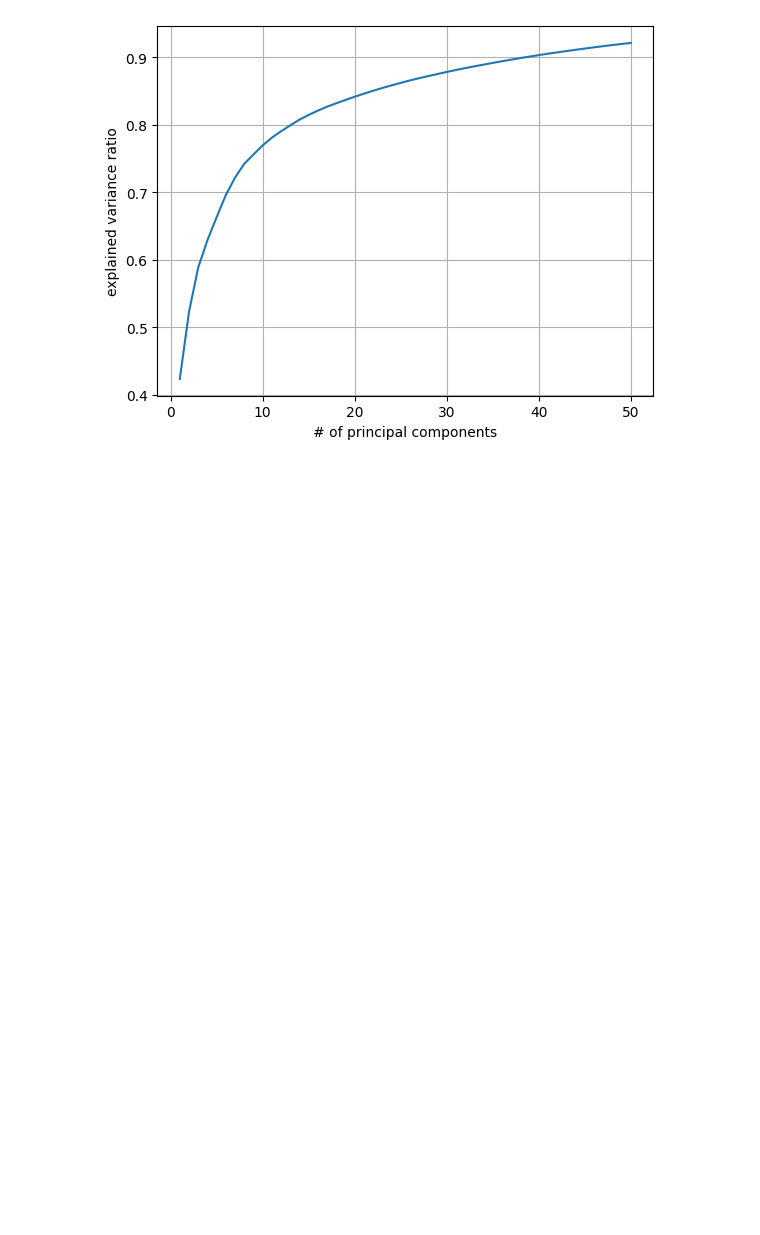
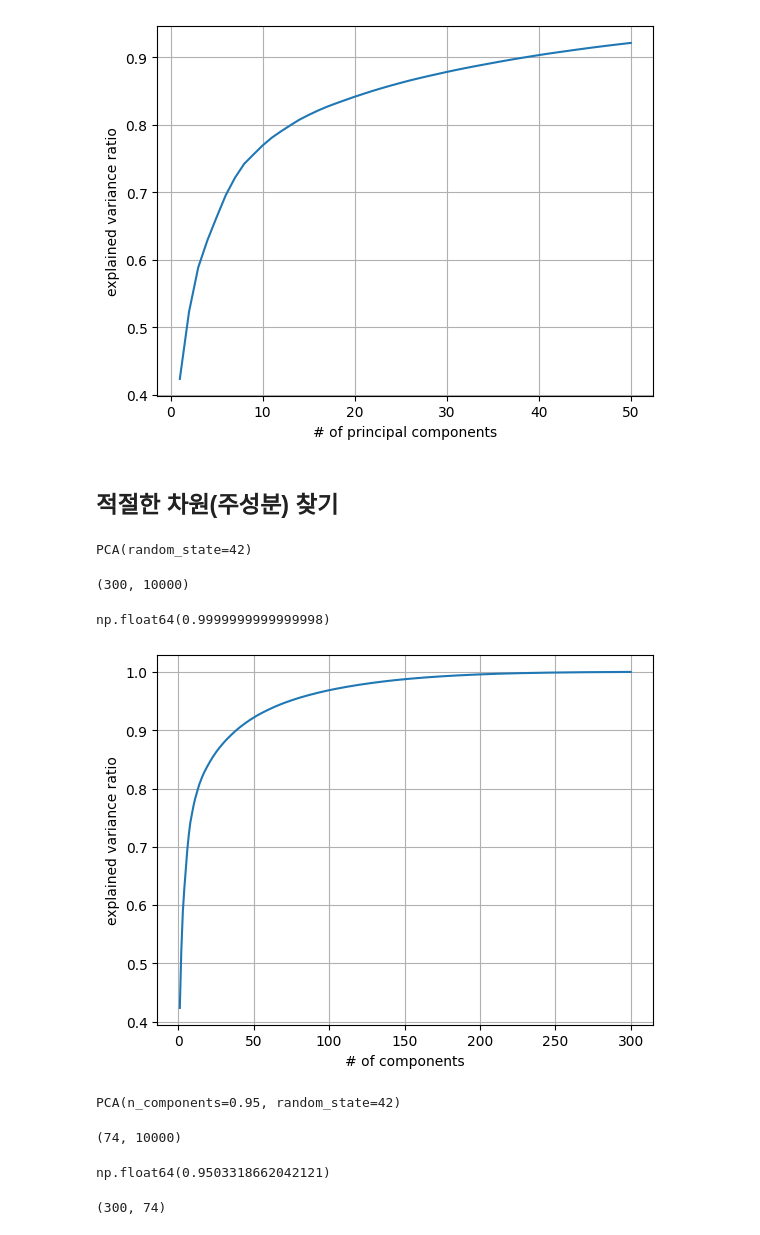
Before and after one commit to JakeOh/202605_BD57, a Jupyter notebook: lab_ml/ml15_pca.ipynb, the cells around one changed output. Drawn from its saved outputs; the diff is of its cells as text; code cells hidden in the pictures; blank space fills up the shorter version.

Commit message:
PCA(주성분 분석), explained variance ratio(설명된 분산 비율).

```diff
--- a/lab_ml/ml15_pca.ipynb
+++ b/lab_ml/ml15_pca.ipynb
@@ -231,3 +231,31 @@ plt.ylabel('explained variance ratio')
 plt.show()
 # %% [output]
 [figure]
+# %% [markdown]
+## 적절한 차원(주성분) 찾기
+# %%
+pca = PCA(random_state=42)
+#> n_components=None: 기본값. PCA가 찾을 수 있는 최대 개수의 주성분을 찾음.
+# %%
+pca.fit(X=fruits_2d)
+# %% [output]
+PCA(random_state=42)
+# %%
+pca.components_.shape  #> (300, 10_000) = (n_component, n_features)
+# %% [output]
+(300, 10000)
+# %%
+np.sum(pca.explained_variance_ratio_)  # 설명된 분산 비율들의 합계
+# %% [output]
+np.float64(0.9999999999999998)
+# %%
+# 설명된 분산 비율의 누적 합계 시각화
+x = np.arange(1, 301)  # 컴포넌트(주성분) 개수
+y = np.cumsum(pca.explained_variance_ratio_)  # 설명된 분산 비율 누적 합계
+plt.plot(x, y)
+plt.grid()
+plt.xlabel('# of components')
+plt.ylabel('explained variance ratio')
+plt.show()
+# %% [output]
+[figure, added]
@@ -233,0 +267,18 @@ plt.show()
+# %%
+pca.fit(X=fruits_2d)
+# %% [output]
+PCA(n_components=0.95, random_state=42)
+# %%
+pca.components_.shape  #> 74개의 주성분을 찾음.
+# %% [output]
+(74, 10000)
+# %%
+np.sum(pca.explained_variance_ratio_)  #> 전체 분산의 95%를 설명
+# %% [output]
+np.float64(0.9503318662042121)
+# %%
+# 전체 분산의 95%를 설명하는 주성분들로 차원 축소
+reduced = pca.transform(X=fruits_2d)
+reduced.shape  #> (300, 74)
+# %% [output]
+(300, 74)
```
Also changed, not shown: parts of 5 cells of this notebook.
